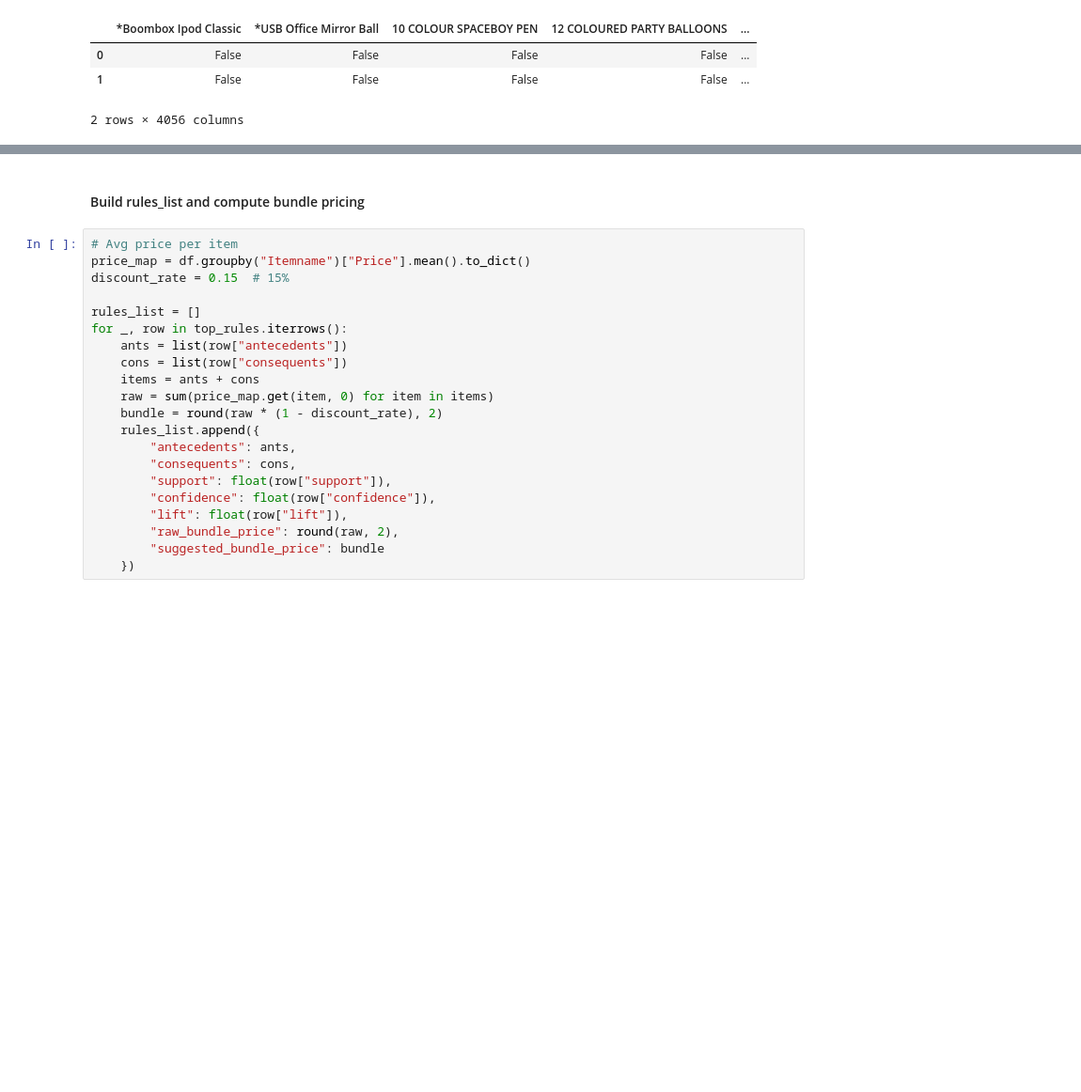
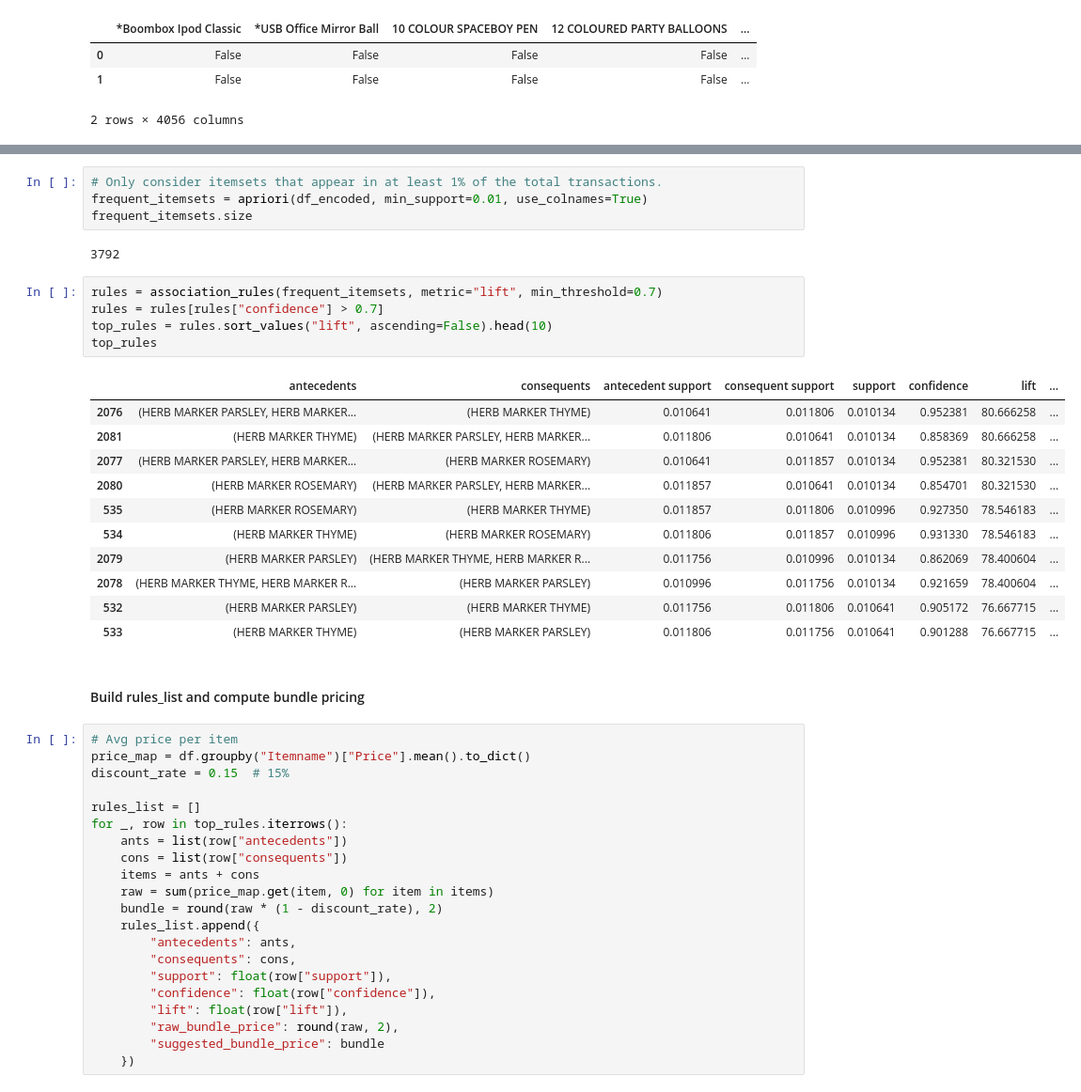
Before and after one commit to shree6791/MarketBasketAnalysis, a Jupyter notebook: notebooks/market_basket_analysis.ipynb, the cells around one changed output, grey strips where cells are left out. Shown: that part at 94% size. Saved outputs shown, nothing was run; the diff lists cells and outputs as text; blank space fills up the shorter version.

```diff
--- a/notebooks/market_basket_analysis.ipynb
+++ b/notebooks/market_basket_analysis.ipynb
@@ -121,3 +120,26 @@ top_rules
+# %%
+# Only consider itemsets that appear in at least 1% of the total transactions.
+frequent_itemsets = apriori(df_encoded, min_support=0.01, use_colnames=True)
+frequent_itemsets.size
+# %% [output]
+3792
+# %%
+rules = association_rules(frequent_itemsets, metric="lift", min_threshold=0.7)
+rules = rules[rules["confidence"] > 0.7]
+top_rules = rules.sort_values("lift", ascending=False).head(10)
+top_rules
+# %% [output]
+|  | antecedents | consequents | antecedent support | consequent support | support | confidence | lift | ... |
+| 2076 | (HERB MARKER PARSLEY, HERB MARKER... | (HERB MARKER THYME) | 0.010641 | 0.011806 | 0.010134 | 0.952381 | 80.666258 | ... |
+| 2081 | (HERB MARKER THYME) | (HERB MARKER PARSLEY, HERB MARKER... | 0.011806 | 0.010641 | 0.010134 | 0.858369 | 80.666258 | ... |
+| 2077 | (HERB MARKER PARSLEY, HERB MARKER... | (HERB MARKER ROSEMARY) | 0.010641 | 0.011857 | 0.010134 | 0.952381 | 80.321530 | ... |
+| 2080 | (HERB MARKER ROSEMARY) | (HERB MARKER PARSLEY, HERB MARKER... | 0.011857 | 0.010641 | 0.010134 | 0.854701 | 80.321530 | ... |
+| 535 | (HERB MARKER ROSEMARY) | (HERB MARKER THYME) | 0.011857 | 0.011806 | 0.010996 | 0.927350 | 78.546183 | ... |
+| 534 | (HERB MARKER THYME) | (HERB MARKER ROSEMARY) | 0.011806 | 0.011857 | 0.010996 | 0.931330 | 78.546183 | ... |
+| 2079 | (HERB MARKER PARSLEY) | (HERB MARKER THYME, HERB MARKER R... | 0.011756 | 0.010996 | 0.010134 | 0.862069 | 78.400604 | ... |
+| 2078 | (HERB MARKER THYME, HERB MARKER R... | (HERB MARKER PARSLEY) | 0.010996 | 0.011756 | 0.010134 | 0.921659 | 78.400604 | ... |
+| 532 | (HERB MARKER PARSLEY) | (HERB MARKER THYME) | 0.011756 | 0.011806 | 0.010641 | 0.905172 | 76.667715 | ... |
+| 533 | (HERB MARKER THYME) | (HERB MARKER PARSLEY) | 0.011806 | 0.011756 | 0.010641 | 0.901288 | 76.667715 | ... |
 # %% [markdown]
 #### Build rules_list and compute bundle pricing
 # %%
```
Also changed, not shown: parts of 3 cells of this notebook.
